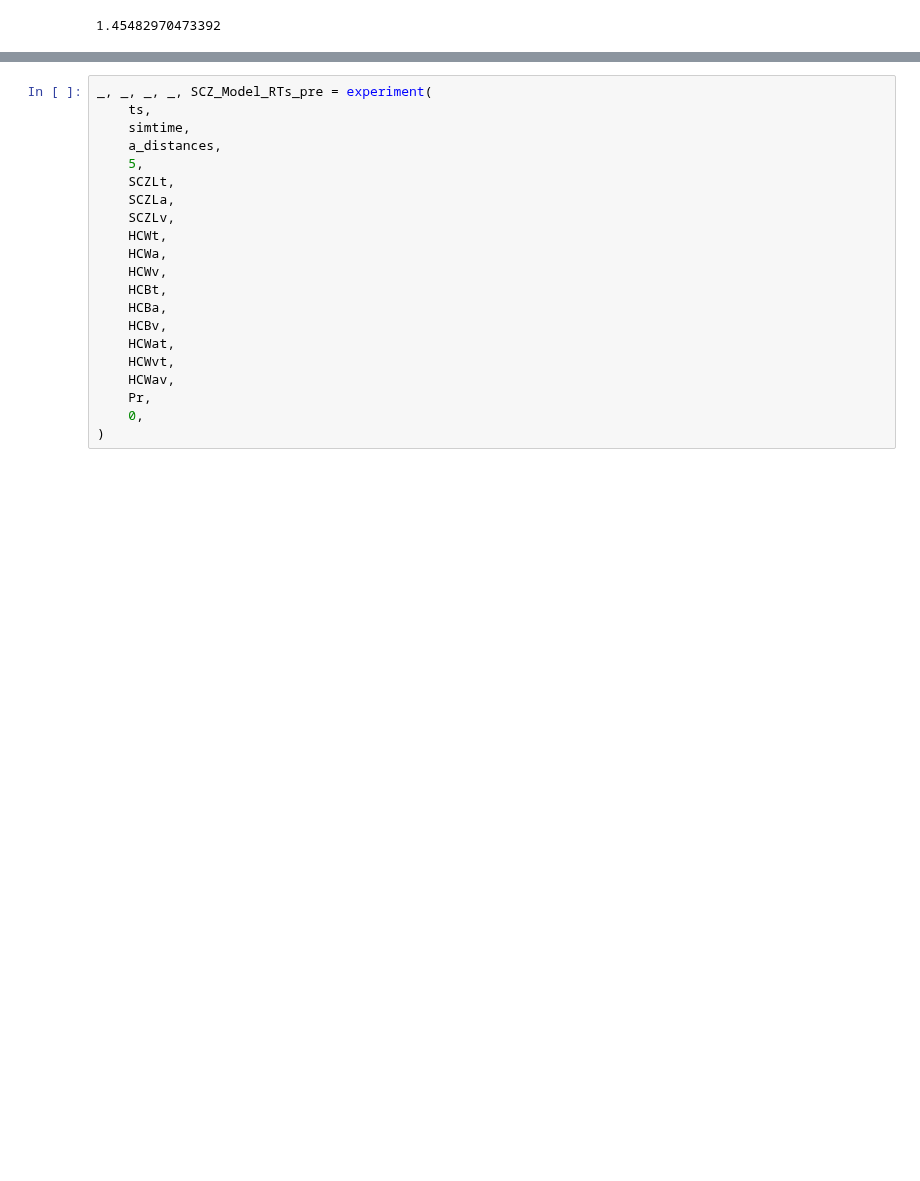
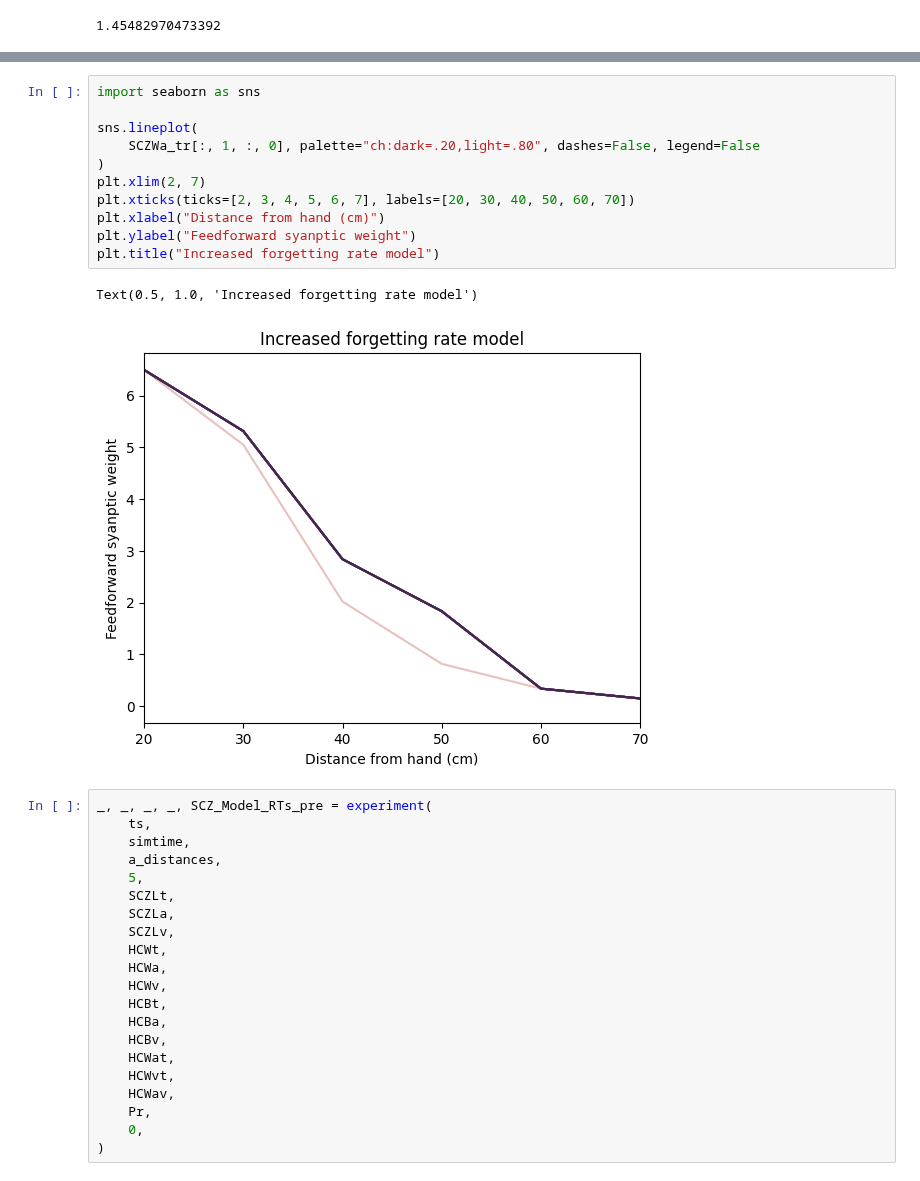
Before and after one commit to renatoparedes/SCZ_PPS_Expansion_Model, a Jupyter notebook: SCZ_Training_Fitting_forget_rate.ipynb, the cells around one changed output, grey strips where cells are left out. Saved outputs shown, nothing was run; the diff lists cells and outputs as text; blank space fills up the shorter version.

```diff
--- a/SCZ_Training_Fitting_forget_rate.ipynb
+++ b/SCZ_Training_Fitting_forget_rate.ipynb
@@ -251,3 +258,17 @@ print(scz_error)
+# %%
+import seaborn as sns
+
+sns.lineplot(
+    SCZWa_tr[:, 1, :, 0], palette="ch:dark=.20,light=.80", dashes=False, legend=False
+)
+plt.xlim(2, 7)
+plt.xticks(ticks=[2, 3, 4, 5, 6, 7], labels=[20, 30, 40, 50, 60, 70])
+plt.xlabel("Distance from hand (cm)")
+plt.ylabel("Feedforward syanptic weight")
+plt.title("Increased forgetting rate model")
+# %% [output]
+Text(0.5, 1.0, 'Increased forgetting rate model')
+[figure, added]
 # %%
 _, _, _, _, SCZ_Model_RTs_pre = experiment(
     ts,
```
Also changed, not shown: parts of 1 cell of this notebook, 6 other files.
